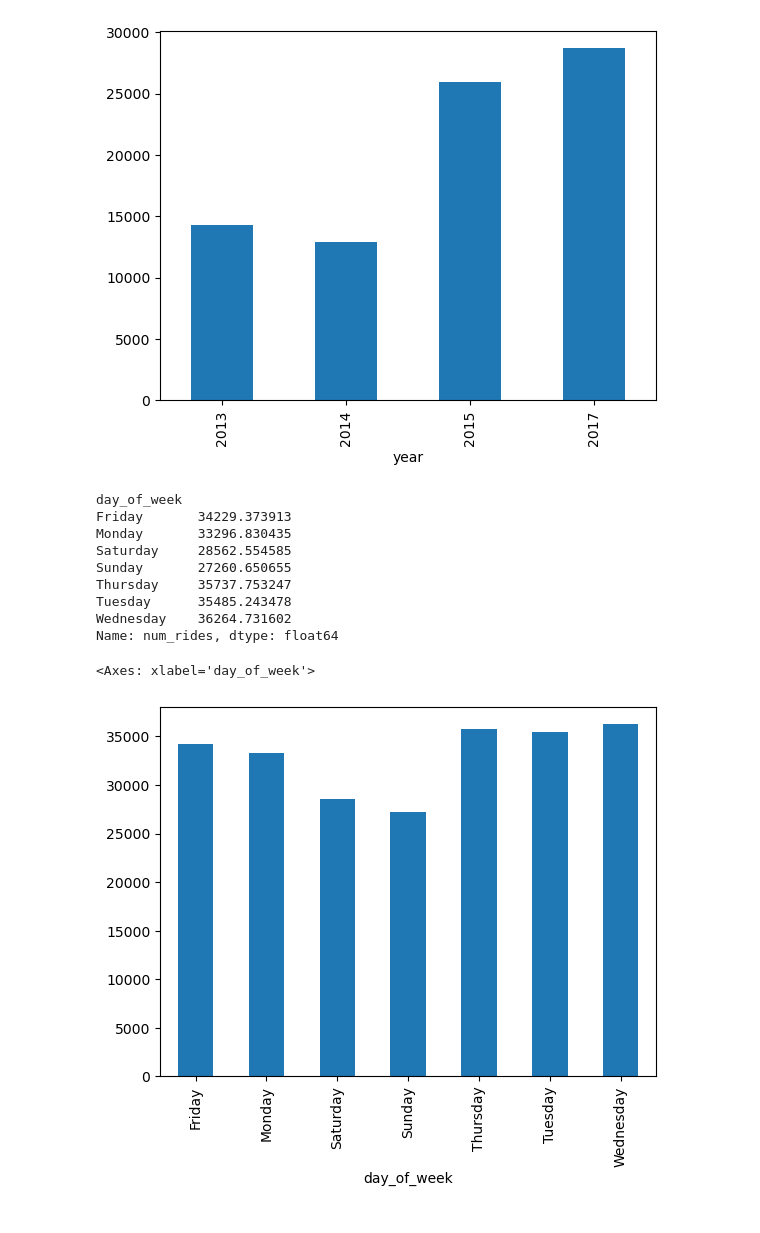
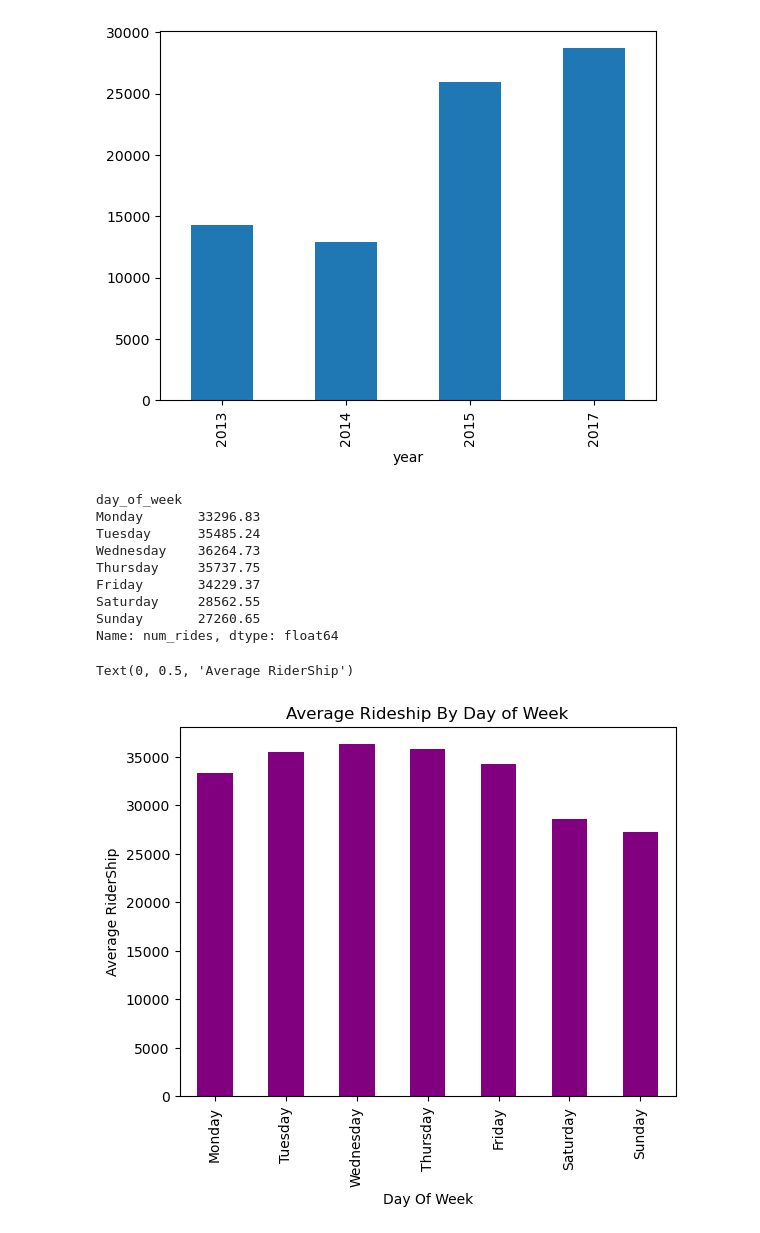
Before and after one commit to Sheryl122/citibike-ridership-model, a Jupyter notebook: code/eda.ipynb, the cells around one changed output. Saved outputs shown, nothing was run; the diff lists cells and outputs as text; code cells hidden in the pictures.

```diff
--- a/code/eda.ipynb
+++ b/code/eda.ipynb
@@ -165,18 +165,25 @@ december_by_year.plot(kind='bar')
 [figure]
 # %%
 # E5
-avg_by_day = df.groupby('day_of_week')['num_rides'].mean()
-print(avg_by_day)
-avg_by_day.plot(kind='bar')
+week_order = ['Monday', 'Tuesday', 'Wednesday', 'Thursday', 'Friday', 'Saturday', 'Sunday']
+
+avg_by_day = df.groupby('day_of_week')['num_rides'].mean().reindex(week_order)
+
+print(avg_by_day.round(2))
+
+avg_by_day.plot(kind='bar', color='purple')
+plt.title('Average Rideship By Day of Week')
+plt.xlabel('Day Of Week')
+plt.ylabel('Average RiderShip')
 # %% [output]
 day_of_week
-Friday       34229.373913
-Monday       33296.830435
-Saturday     28562.554585
-Sunday       27260.650655
-Thursday     35737.753247
-Tuesday      35485.243478
-Wednesday    36264.731602
+Monday       33296.83
+Tuesday      35485.24
+Wednesday    36264.73
+Thursday     35737.75
+Friday       34229.37
+Saturday     28562.55
+Sunday       27260.65
 Name: num_rides, dtype: float64
-<Axes: xlabel='day_of_week'>
+Text(0, 0.5, 'Average RiderShip')
-[figure, old version]
+[figure, new version]
```
Also changed, not shown: parts of 2 cells of this notebook.
